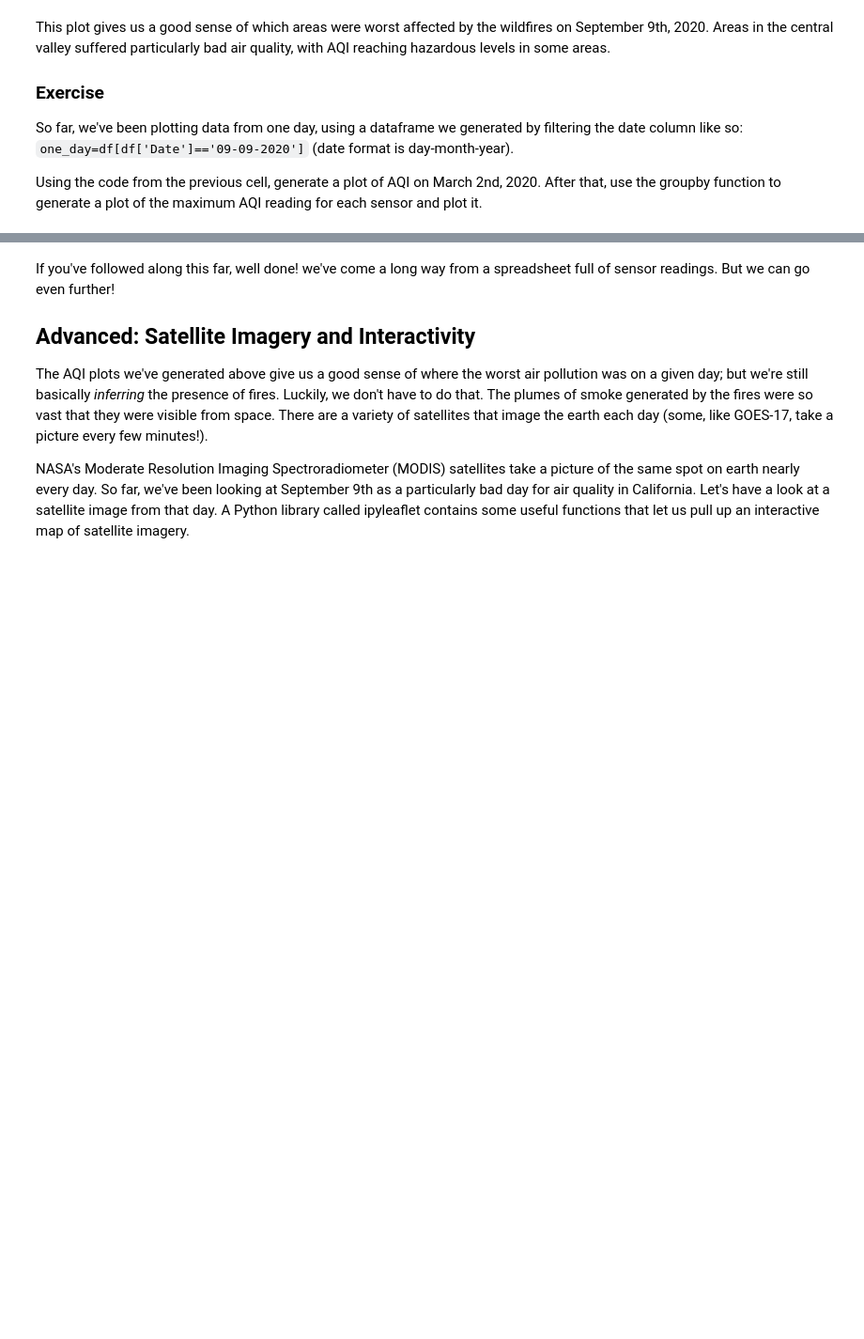
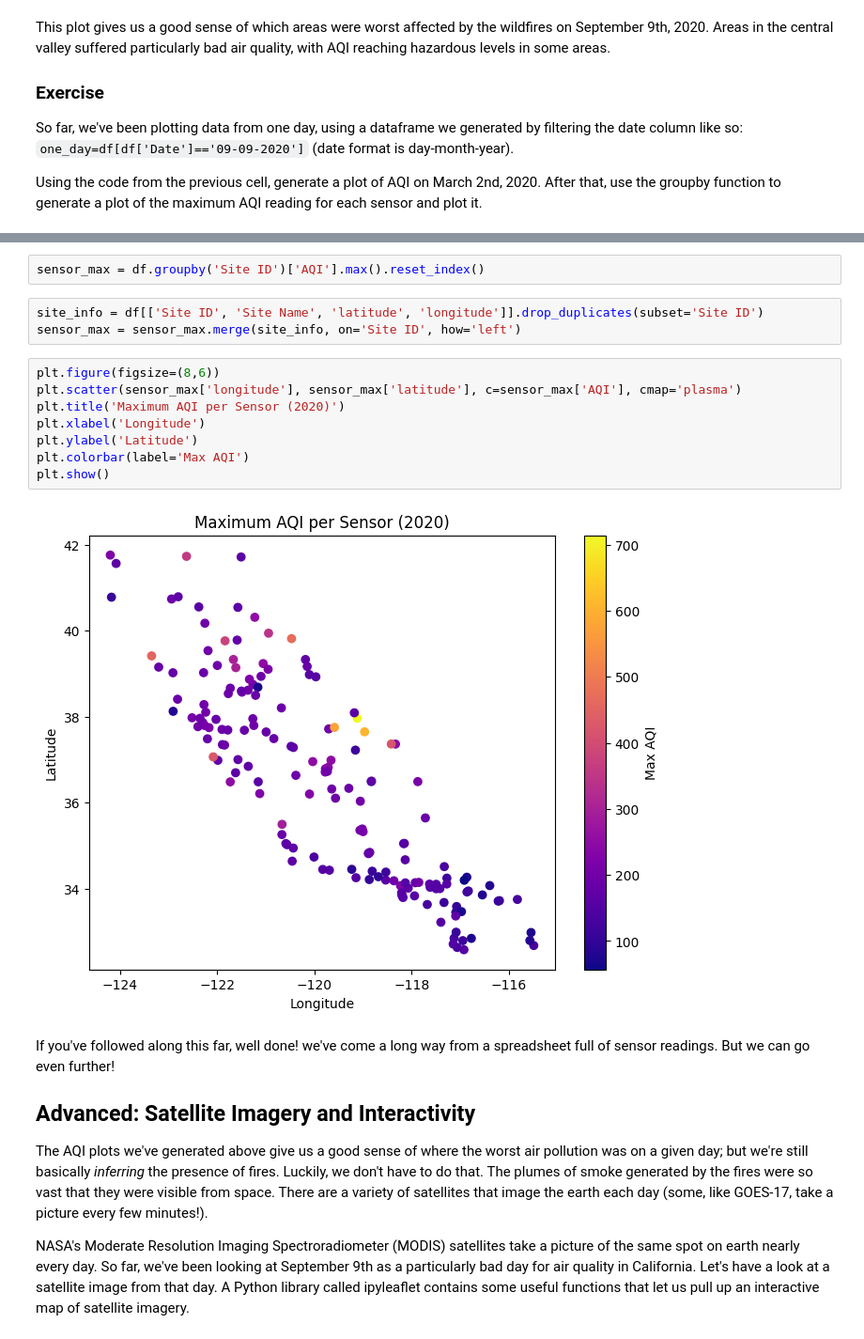
Before and after one commit to skyleranderson05/QM2, a Jupyter notebook: w03_spatial_data.ipynb, the cells around one changed output, grey strips where cells are left out. Shown at 94% size. Cells and saved outputs as stored; diff of their text form; blank space fills up the shorter version.

```diff
--- a/w03_spatial_data.ipynb
+++ b/w03_spatial_data.ipynb
@@ -373,3 +438,18 @@ Using the code from the previous cell, generate a plot of AQI on March 2nd, 2020
+# %%
+sensor_max = df.groupby('Site ID')['AQI'].max().reset_index()
+# %%
+site_info = df[['Site ID', 'Site Name', 'latitude', 'longitude']].drop_duplicates(subset='Site ID')
+sensor_max = sensor_max.merge(site_info, on='Site ID', how='left')
+# %%
+plt.figure(figsize=(8,6))
+plt.scatter(sensor_max['longitude'], sensor_max['latitude'], c=sensor_max['AQI'], cmap='plasma')
+plt.title('Maximum AQI per Sensor (2020)')
+plt.xlabel('Longitude')
+plt.ylabel('Latitude')
+plt.colorbar(label='Max AQI')
+plt.show()
+# %% [output]
+[figure, added]
 # %% [markdown]
 If you've followed along this far, well done! we've come a long way from a spreadsheet full of sensor readings. But we can go even further!
 
```
Also changed, not shown: parts of 16 cells of this notebook.
